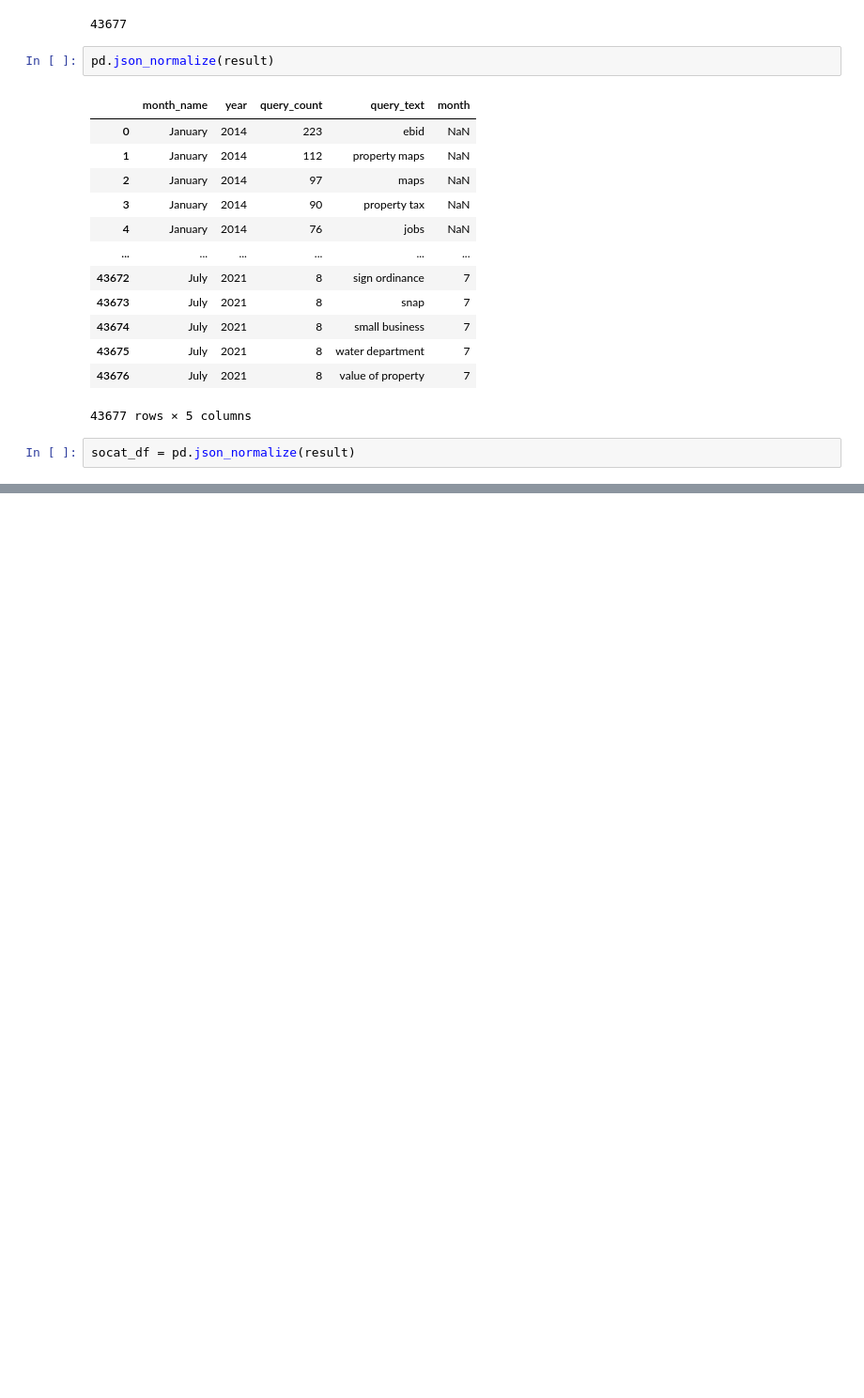
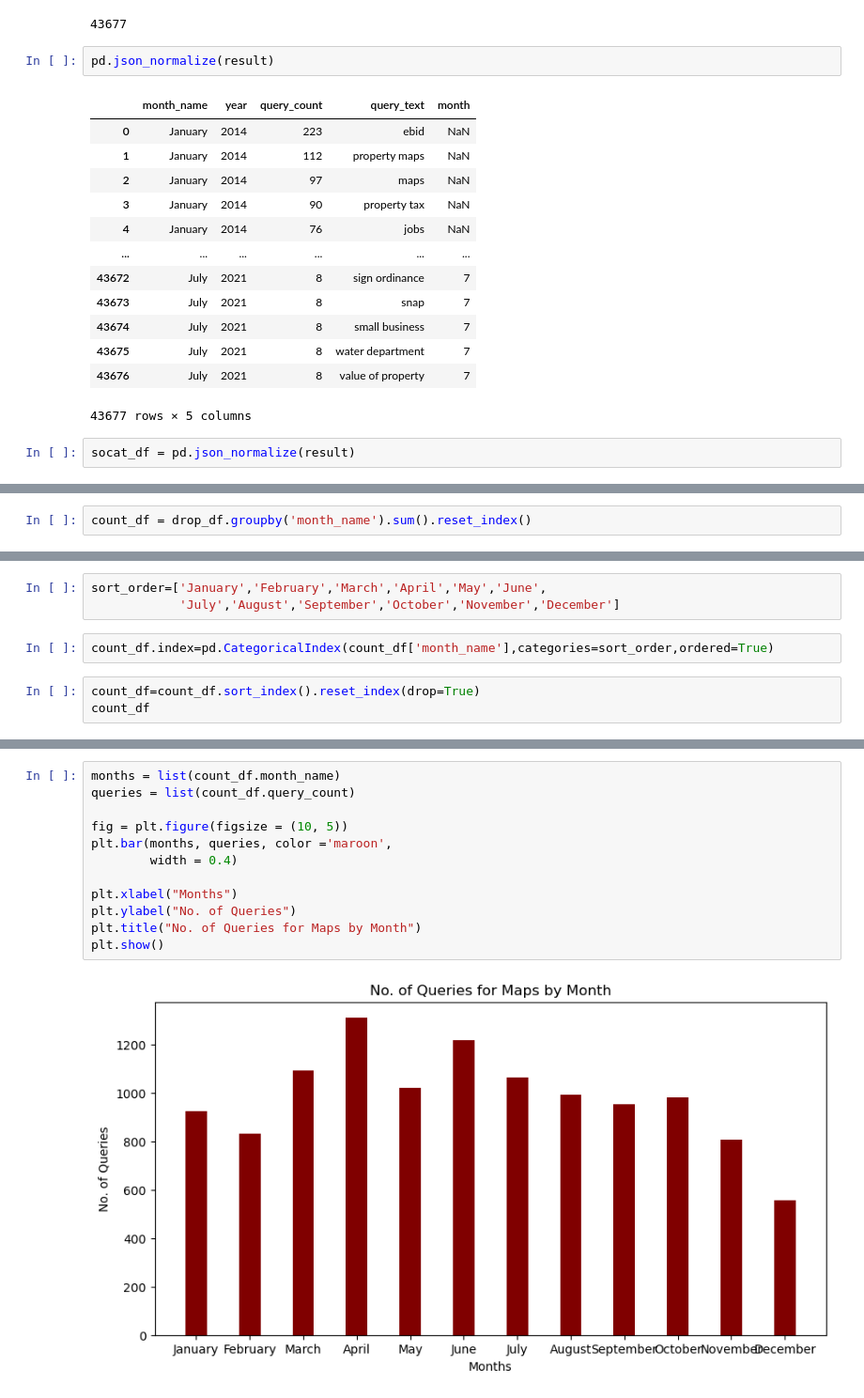
Before and after one commit to NSS-Data-Analytics-Cohort-10/api-JEmmonsJR, a Jupyter notebook: notebooks/socrata_api.ipynb, the cells around one changed output, grey strips where cells are left out. Shown at 94% size. Drawn from its saved outputs; the diff is of its cells as text; blank space fills up the shorter version.

```diff
--- a/notebooks/socrata_api.ipynb
+++ b/notebooks/socrata_api.ipynb
@@ -124,0 +172,2 @@ maps_df
+# %%
+count_df = drop_df.groupby('month_name').sum().reset_index()
@@ -124,0 +190,8 @@ maps_df
+# %%
+sort_order=['January','February','March','April','May','June',
+            'July','August','September','October','November','December']
+# %%
+count_df.index=pd.CategoricalIndex(count_df['month_name'],categories=sort_order,ordered=True)
+# %%
+count_df=count_df.sort_index().reset_index(drop=True)
+count_df
@@ -124,0 +212,14 @@ maps_df
+# %%
+months = list(count_df.month_name)
+queries = list(count_df.query_count)
+
+fig = plt.figure(figsize = (10, 5))
+plt.bar(months, queries, color ='maroon',
+        width = 0.4)
+
+plt.xlabel("Months")
+plt.ylabel("No. of Queries")
+plt.title("No. of Queries for Maps by Month")
+plt.show()
+# %% [output]
+[figure, added]
```
Also changed, not shown: parts of 8 cells of this notebook.
